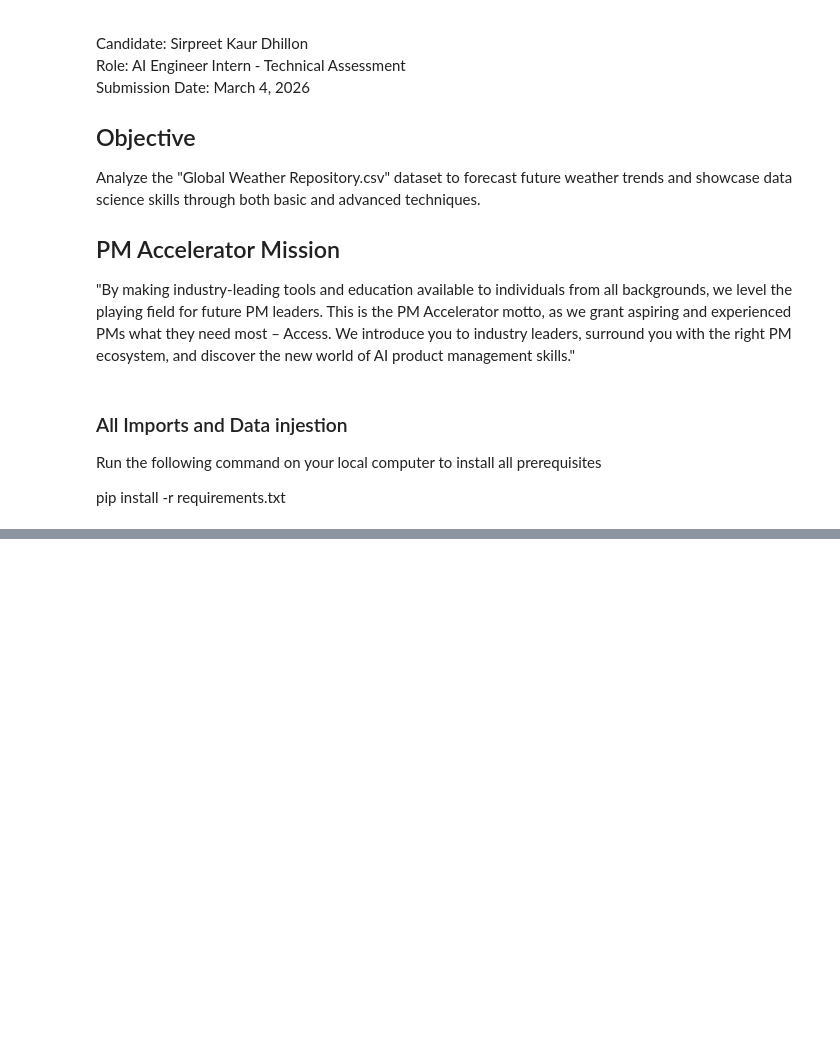
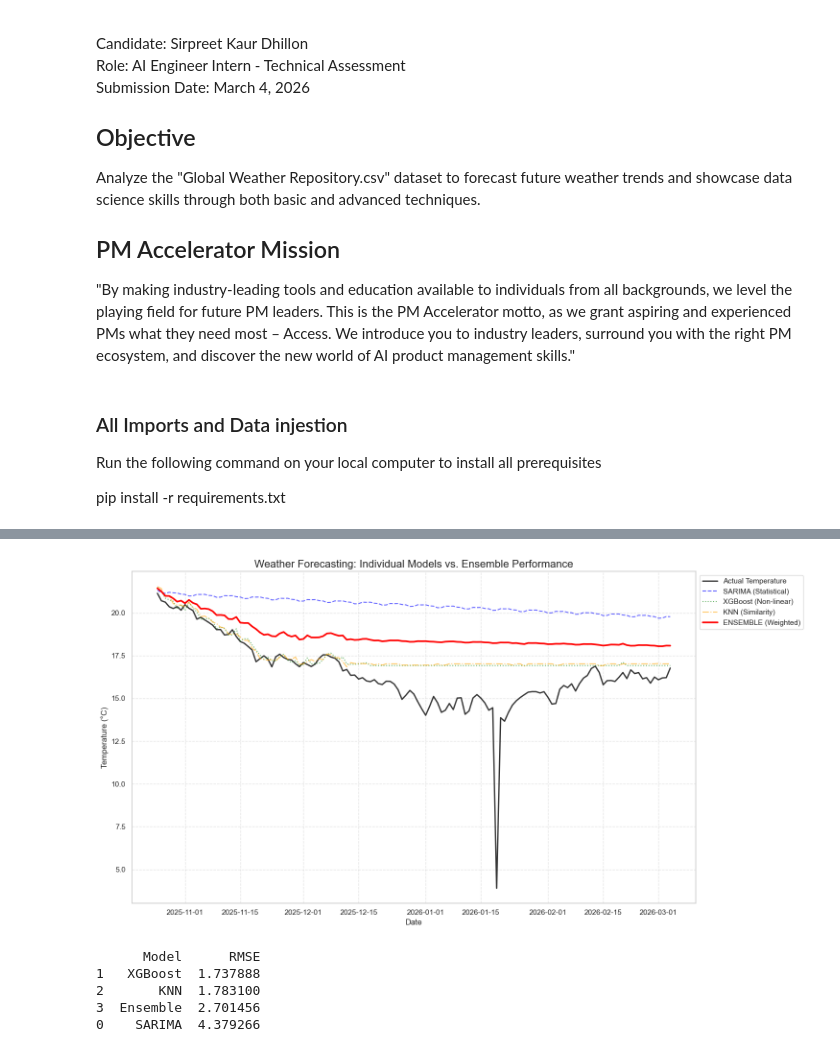
Before and after one commit to siri-dhillon/weather_trend_forecasting, a Jupyter notebook: weather_trend_forecasting.ipynb, the cells around one changed output, grey strips where cells are left out. Cells and saved outputs as stored; diff of their text form; code cells hidden in the pictures; blank space fills up the shorter version.

```diff
--- a/weather_trend_forecasting.ipynb
+++ b/weather_trend_forecasting.ipynb
@@ -102,0 +127,42 @@ plt.show()
+# %%
+# %% [1] Visualization: Models Comparison Plot
+plt.figure(figsize=(15, 8))
+
+# Plot Actual Data (The Ground Truth)
+plt.plot(y_test.index, y_test, label='Actual Temperature', color='black', linewidth=2, alpha=0.8)
+
+# Plot Individual Models (Use lighter colors and dashed/dotted lines for clarity)
+plt.plot(y_test.index, sarima_preds, label='SARIMA (Statistical)', color='blue', linestyle='--', alpha=0.6)
+plt.plot(y_test.index, xgb_preds, label='XGBoost (Non-linear)', color='green', linestyle=':', alpha=0.6)
+plt.plot(y_test.index, knn_preds, label='KNN (Similarity)', color='orange', linestyle='-.', alpha=0.6)
+
+# Plot the Ensemble (Bold color to make it stand out)
+plt.plot(y_test.index, ensemble_preds, label='ENSEMBLE (Weighted)', color='red', linewidth=2.5)
+
+# Aesthetics
+plt.title("Weather Forecasting: Individual Models vs. Ensemble Performance", fontsize=16)
+plt.xlabel("Date", fontsize=12)
+plt.ylabel("Temperature (°C)", fontsize=12)
+plt.legend(loc='upper left', bbox_to_anchor=(1, 1)) # Move legend outside to keep plot clean
+plt.grid(True, which='both', linestyle='--', alpha=0.5)
+plt.tight_layout()
+plt.show()
+
+# %% [2] Error Analysis (Optional but recommended for the report)
+error_df = pd.DataFrame({
+    'Model': ['SARIMA', 'XGBoost', 'KNN', 'Ensemble'],
+    'RMSE': [
+        np.sqrt(mean_squared_error(y_test, sarima_preds)),
+        np.sqrt(mean_squared_error(y_test, xgb_preds)),
+        np.sqrt(mean_squared_error(y_test, knn_preds)),
+        np.sqrt(mean_squared_error(y_test, ensemble_preds))
+    ]
+})
+print(error_df.sort_values(by='RMSE'))
+# %% [output]
+[figure, added]
+      Model      RMSE
+1   XGBoost  1.737888
+2       KNN  1.783100
+3  Ensemble  2.701456
+0    SARIMA  4.379266
```
Also changed, not shown: parts of 28 cells of this notebook, 1 other file.
